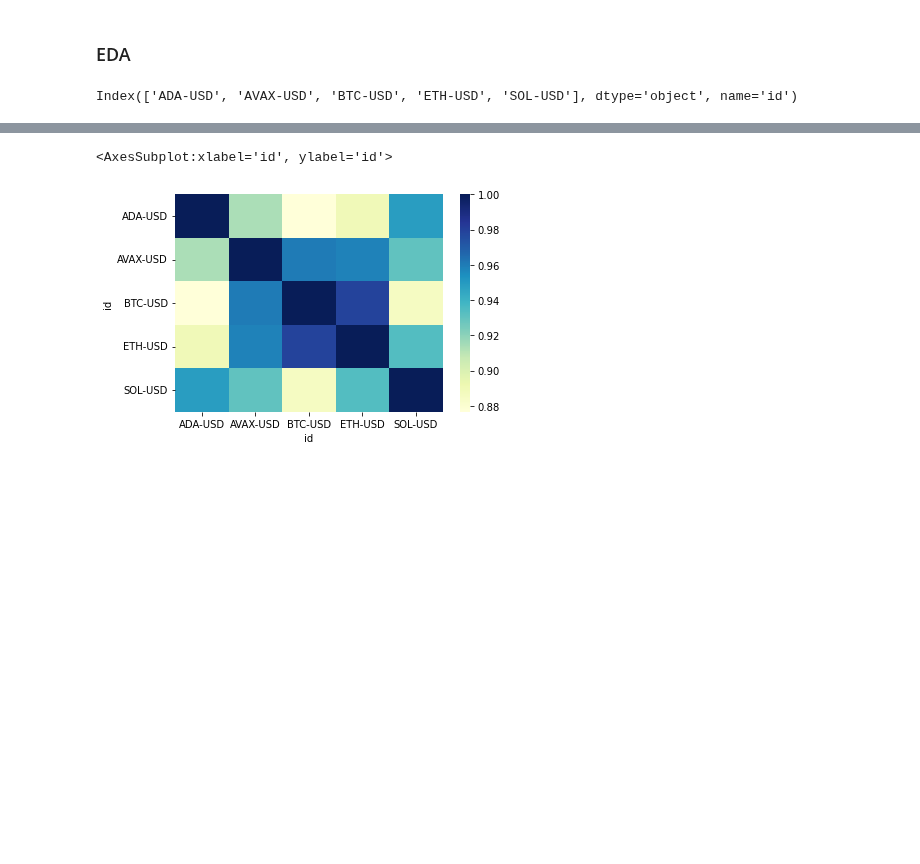
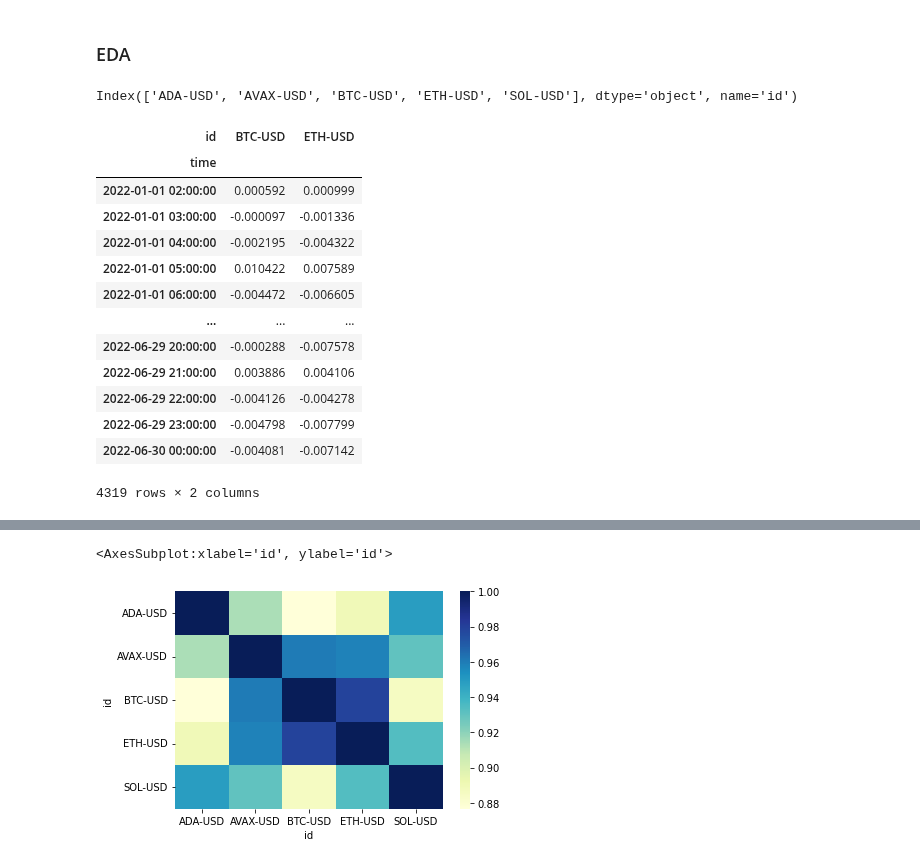
Before and after one commit to jiahao-sun/MTH-9887---MTH-9897-Project, a Jupyter notebook: Data/Crypto/DownloadData.ipynb, the cells around one changed output, grey strips where cells are left out. Saved outputs shown, nothing was run; the diff lists cells and outputs as text; code cells hidden in the pictures; blank space fills up the shorter version.

```diff
--- a/Data/Crypto/DownloadData.ipynb
+++ b/Data/Crypto/DownloadData.ipynb
@@ -149,3 +150,23 @@ df_ts = df_all['close'].unstack()
 df_ts.columns
 # %% [output]
 Index(['ADA-USD', 'AVAX-USD', 'BTC-USD', 'ETH-USD', 'SOL-USD'], dtype='object', name='id')
+# %%
+df_ts_ret = df_ts[['BTC-USD', 'ETH-USD']]
+
+df_ts_ret = df_ts_ret.pct_change().dropna()
+df_ts_ret
+# %% [output]
+| id | BTC-USD | ETH-USD |
+| time |  |  |
+| 2022-01-01 02:00:00 | 0.000592 | 0.000999 |
+| 2022-01-01 03:00:00 | -0.000097 | -0.001336 |
+| 2022-01-01 04:00:00 | -0.002195 | -0.004322 |
+| 2022-01-01 05:00:00 | 0.010422 | 0.007589 |
+| 2022-01-01 06:00:00 | -0.004472 | -0.006605 |
+| ... | ... | ... |
+| 2022-06-29 20:00:00 | -0.000288 | -0.007578 |
+| 2022-06-29 21:00:00 | 0.003886 | 0.004106 |
+| 2022-06-29 22:00:00 | -0.004126 | -0.004278 |
+| 2022-06-29 23:00:00 | -0.004798 | -0.007799 |
+| 2022-06-30 00:00:00 | -0.004081 | -0.007142 |
+4319 rows × 2 columns
```
Also changed, not shown: parts of 5 cells of this notebook, 22 other files.
